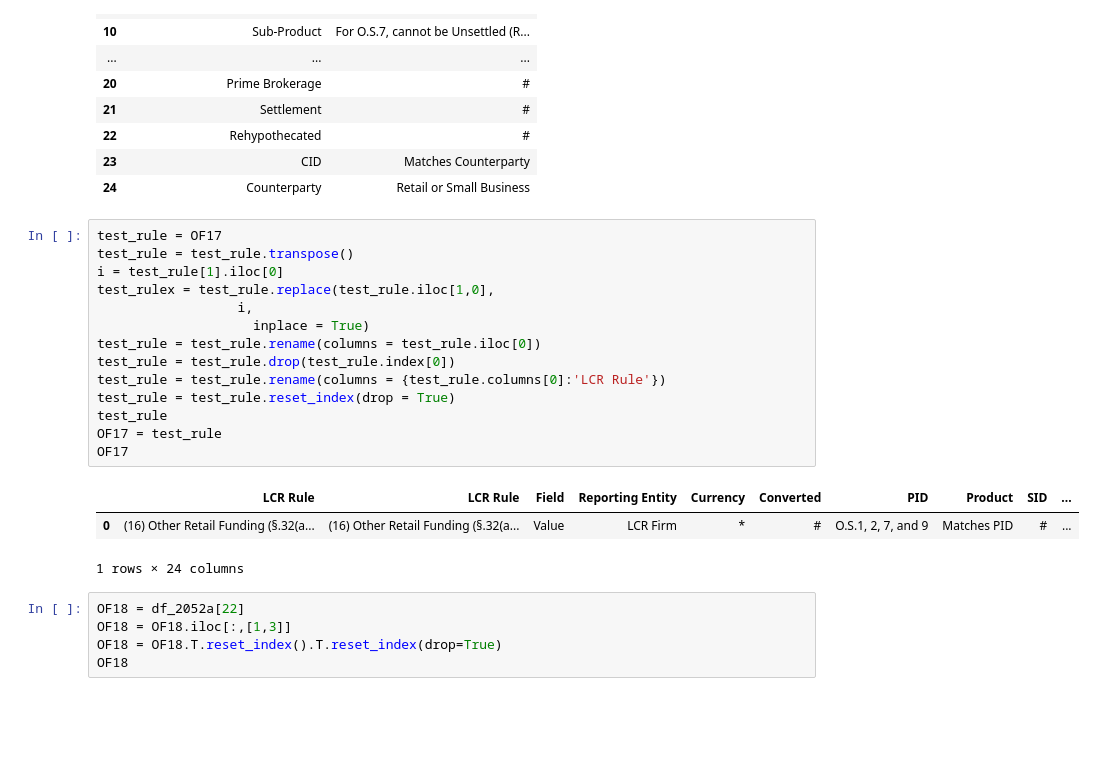
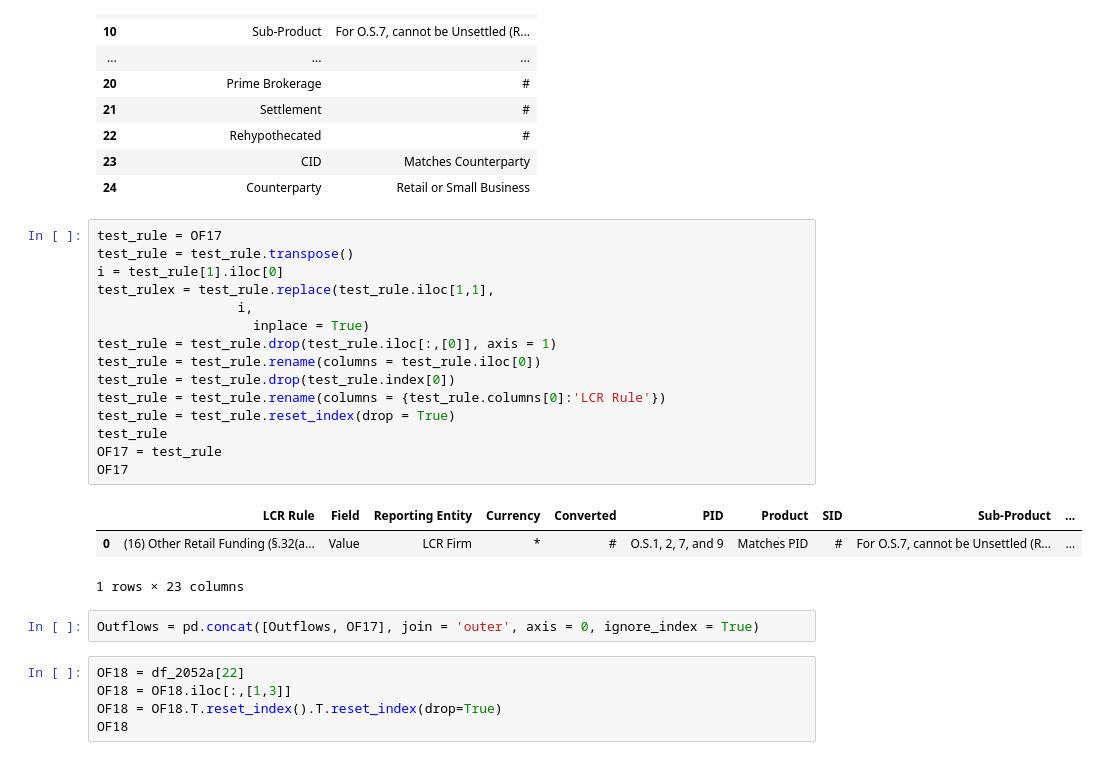
Before and after one commit to cathykiriakos/Data-Science-Practicum-1-2052a-Rules-Web-Scraping-, a Jupyter notebook: MSDS 692 X40 Data Science Practicum_Web Scraping 2052a Rules .ipynb, the cells around one changed output. Cells and saved outputs as stored; diff of their text form; blank space fills up the shorter version.

```diff
--- a/MSDS 692 X40 Data Science Practicum_Web Scraping 2052a Rules .ipynb
+++ b/MSDS 692 X40 Data Science Practicum_Web Scraping 2052a Rules .ipynb
@@ -1409,21 +1421,24 @@ OF17
 # %%
 test_rule = OF17
 test_rule = test_rule.transpose()
 i = test_rule[1].iloc[0]
-test_rulex = test_rule.replace(test_rule.iloc[1,0],
+test_rulex = test_rule.replace(test_rule.iloc[1,1],
                   i,
                     inplace = True)
+test_rule = test_rule.drop(test_rule.iloc[:,[0]], axis = 1)
 test_rule = test_rule.rename(columns = test_rule.iloc[0])
 test_rule = test_rule.drop(test_rule.index[0])
 test_rule = test_rule.rename(columns = {test_rule.columns[0]:'LCR Rule'})
 test_rule = test_rule.reset_index(drop = True)
 test_rule
 OF17 = test_rule
 OF17
 # %% [output]
-|  | LCR Rule | LCR Rule | Field | Reporting Entity | Currency | Converted | PID | Product | SID | ... |
-| 0 | (16) Other Retail Funding (§.32(a... | (16) Other Retail Funding (§.32(a... | Value | LCR Firm | * | # | O.S.1, 2, 7, and 9 | Matches PID | # | ... |
+|  | LCR Rule | Field | Reporting Entity | Currency | Converted | PID | Product | SID | Sub‐Product | ... |
+| 0 | (16) Other Retail Funding (§.32(a... | Value | LCR Firm | * | # | O.S.1, 2, 7, and 9 | Matches PID | # | For O.S.7, cannot be Unsettled (R... | ... |
-1 rows × 24 columns
+1 rows × 23 columns
+# %%
+Outflows = pd.concat([Outflows, OF17], join = 'outer', axis = 0, ignore_index = True)
 # %%
 OF18 = df_2052a[22]
 OF18 = OF18.iloc[:,[1,3]]
```
Also changed, not shown: parts of 376 cells of this notebook.
